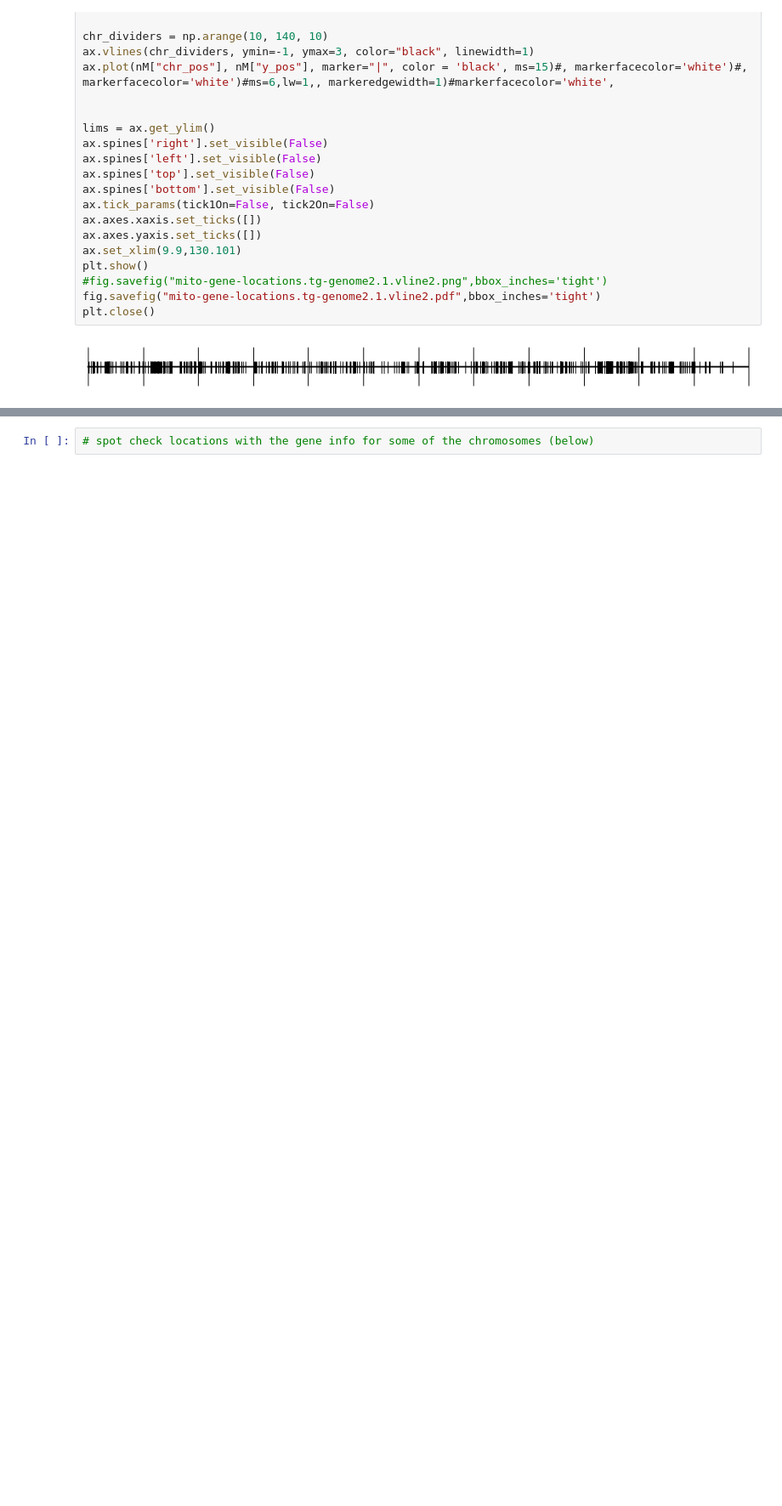
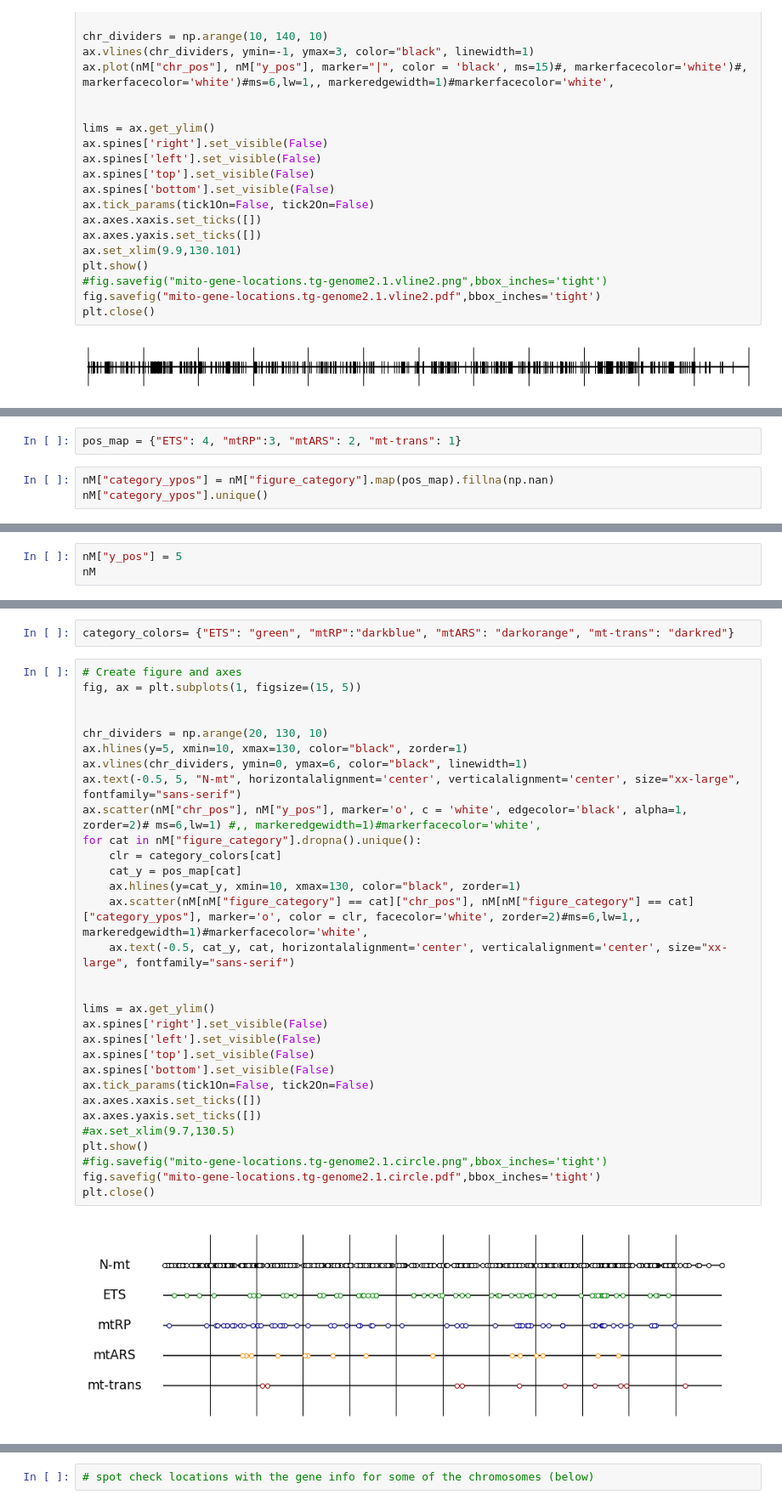
Before and after one commit to bluegenes/2020-exp-evol, a Jupyter notebook: mtNuc-gene-location-plot.ipynb, the cells around one changed output, grey strips where cells are left out. Shown: that part at 85% size. Saved outputs shown, nothing was run; the diff lists cells and outputs as text; blank space fills up the shorter version.

Commit message:
add lines for nMt gene categories

```diff
--- a/mtNuc-gene-location-plot.ipynb
+++ b/mtNuc-gene-location-plot.ipynb
@@ -276,0 +341,5 @@ plt.close()
+# %%
+pos_map = {"ETS": 4, "mtRP":3, "mtARS": 2, "mt-trans": 1}
+# %%
+nM["category_ypos"] = nM["figure_category"].map(pos_map).fillna(np.nan)
+nM["category_ypos"].unique()
@@ -276,0 +350,3 @@ plt.close()
+# %%
+nM["y_pos"] = 5
+nM
@@ -276,0 +367,35 @@ plt.close()
+# %%
+category_colors= {"ETS": "green", "mtRP":"darkblue", "mtARS": "darkorange", "mt-trans": "darkred"}
+# %%
+# Create figure and axes
+fig, ax = plt.subplots(1, figsize=(15, 5))
+
+
+chr_dividers = np.arange(20, 130, 10)
+ax.hlines(y=5, xmin=10, xmax=130, color="black", zorder=1)
+ax.vlines(chr_dividers, ymin=0, ymax=6, color="black", linewidth=1)
+ax.text(-0.5, 5, "N-mt", horizontalalignment='center', verticalalignment='center', size="xx-large", fontfamily="sans-serif")
+ax.scatter(nM["chr_pos"], nM["y_pos"], marker='o', c = 'white', edgecolor='black', alpha=1, zorder=2)# ms=6,lw=1) #,, markeredgewidth=1)#markerfacecolor='white',
+for cat in nM["figure_category"].dropna().unique():
+    clr = category_colors[cat]
+    cat_y = pos_map[cat]
+    ax.hlines(y=cat_y, xmin=10, xmax=130, color="black", zorder=1)
+    ax.scatter(nM[nM["figure_category"] == cat]["chr_pos"], nM[nM["figure_category"] == cat]["category_ypos"], marker='o', color = clr, facecolor='white', zorder=2)#ms=6,lw=1,, markeredgewidth=1)#markerfacecolor='white',
+    ax.text(-0.5, cat_y, cat, horizontalalignment='center', verticalalignment='center', size="xx-large", fontfamily="sans-serif")
+
+
+lims = ax.get_ylim()
+ax.spines['right'].set_visible(False)
+ax.spines['left'].set_visible(False)
+ax.spines['top'].set_visible(False)
+ax.spines['bottom'].set_visible(False)
+ax.tick_params(tick1On=False, tick2On=False)
+ax.axes.xaxis.set_ticks([])
+ax.axes.yaxis.set_ticks([])
+#ax.set_xlim(9.7,130.5)
+plt.show()
+#fig.savefig("mito-gene-locations.tg-genome2.1.circle.png",bbox_inches='tight')
+fig.savefig("mito-gene-locations.tg-genome2.1.circle.pdf",bbox_inches='tight')
+plt.close()
+# %% [output]
+[figure, added]
```
Also changed, not shown: parts of 17 cells of this notebook.
